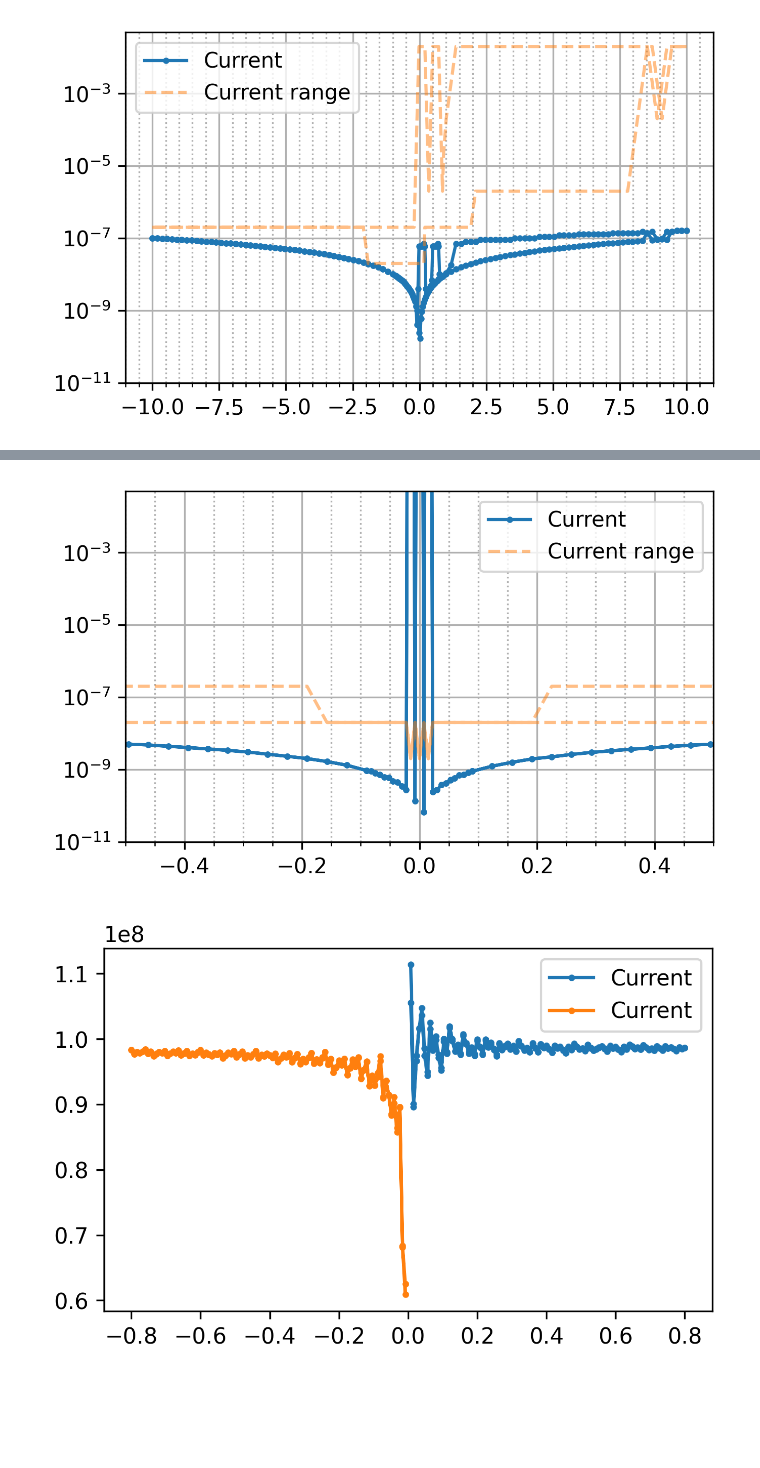
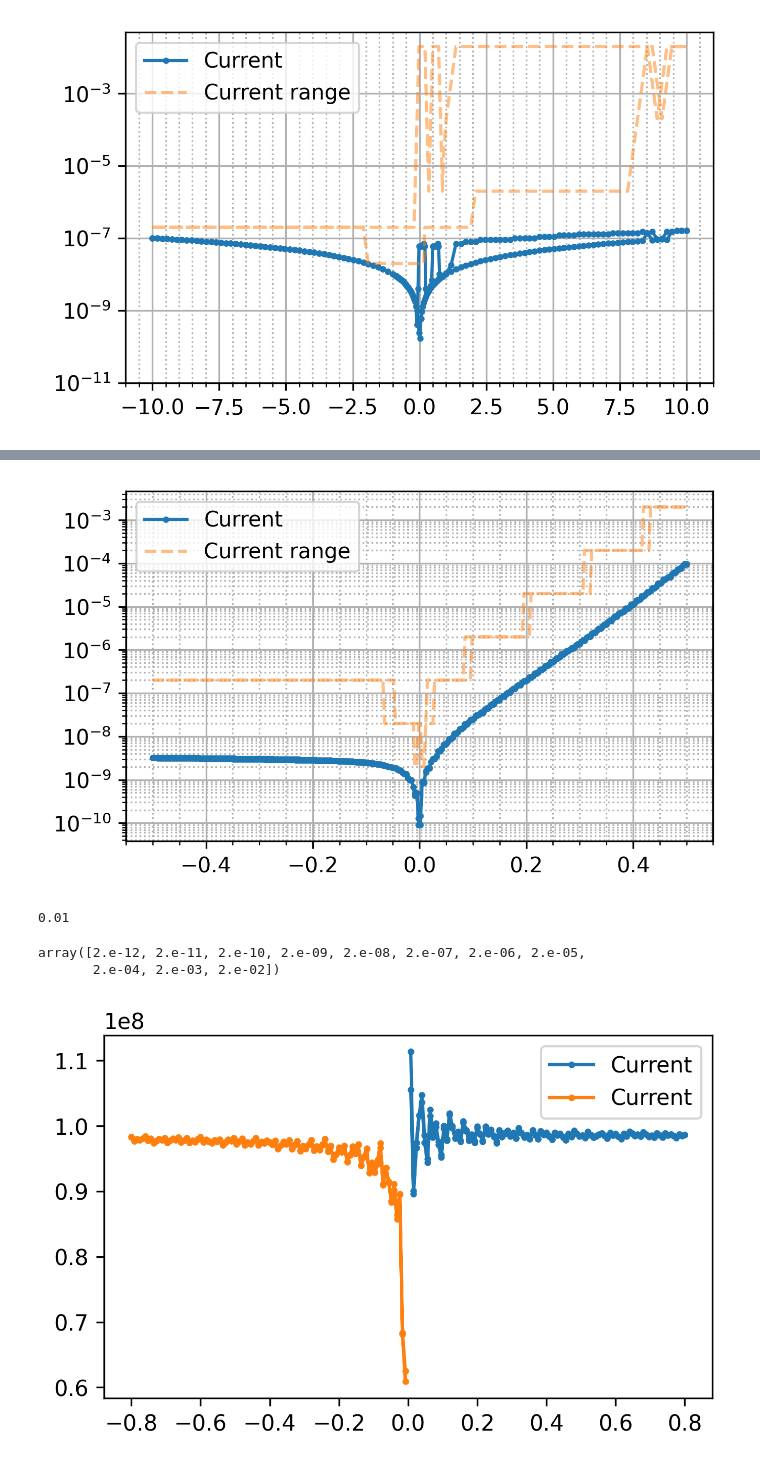
Before and after one commit to colnio/NUSLab, a Jupyter notebook: tst.ipynb, the cells around one changed output, grey strips where cells are left out. Drawn from its saved outputs; the diff is of its cells as text; code cells hidden in the pictures; blank space fills up the shorter version.

```diff
--- a/tst.ipynb
+++ b/tst.ipynb
@@ -26,7 +27,7 @@ def measure_IV(device, vmin = 0.5 + 0.5e-3, vmax = 0.5 + 1.0e-3, npoints = 10):
     # device.close()
 # %%
 def find_range(current):
-    ranges = 2 * 10.0**np.arange(-12.0, -4.0, 1.0)
+    ranges = 2 * 10.0**np.arange(-12.0, -2.0, 1.0)
     idx = np.where(ranges > current)[0]
     if len(idx) > 0:
         return ranges[min(idx)]
@@ -49,7 +50,7 @@ K.device.read()
 def auto_range_1(device, v):
 
     def find_range(current):
-        ranges = 2 * 10.0**np.arange(-12.0, -4.0, 1.0)
+        ranges = 2 * 10.0**np.arange(-12.0, -2.0, 1.0)
         idx = np.where(ranges > current)[0]
         if len(idx) > 0:
             return ranges[min(idx)]
@@ -105,10 +106,13 @@ def auto_range_3(device, v, p1=None):
         device.set_current_range(find_range(abs(p1) * 10))
         c = device.read_current()
     return c if c < 10 else device.read_current(autorange=True)
+# %%
+V = np.linspace(-0.5, 0.5, 300)
+V = np.concat([V, V[::-1]])
 # %%
 r = []
-V = np.concat([np.linspace(-10, -1, 50), np.linspace(-0.9, -0.09, 25), np.linspace(-0.09, 0.09, 25), np.linspace(0.09, 0.9, 25), np.linspace(1, 10, 50)])
-V = np.concat([V, V[::-1]])
+# V = np.concat([np.linspace(-10, -1, 50), np.linspace(-0.9, -0.09, 25), np.linspace(-0.09, 0.09, 25), np.linspace(0.09, 0.9, 25), np.linspace(1, 10, 50)])
+
 for v in V:
     r.append(auto_range_1(K, v))
 K.set_voltage(0)
@@ -203,15 +189,25 @@ Current range set to 2e-07 A
 # %%
 plt.figure(figsize=(5, 3), dpi=300)
 
 plt.plot(V, abs(I2), 'o-', label='Current', markersize=2)
 plt.plot(V, rng2, label='Current range', linestyle='--', alpha=0.5)
 # plt.vlines([-0.10204081632653073, 0.1428571428571428 ], ymin = 0, ymax=1e38, color='black', linestyles=':')
-plt.ylim(1e-11, 5e-2)
-plt.xlim(-0.5, 0.5)
+# plt.ylim(1e-11, 5e-2)
+# plt.xlim(-0.5, 0.5)
 plt.minorticks_on()
 plt.grid(visible=True, which='major')
 plt.grid(visible=True, which='minor', linestyle=':')
 plt.yscale('log')
 plt.legend();
 # %% [output]
-[figure, old version]
+[figure, new version]
+# %%
+eval('1e-2')
+# %% [output]
+0.01
+# %%
+import numpy as np
+2 * 10.0**np.arange(-12.0, -1.0, 1.0)
+# %% [output]
+array([2.e-12, 2.e-11, 2.e-10, 2.e-09, 2.e-08, 2.e-07, 2.e-06, 2.e-05,
+       2.e-04, 2.e-03, 2.e-02])
```
Also changed, not shown: parts of 4 cells of this notebook, 1 other file.
